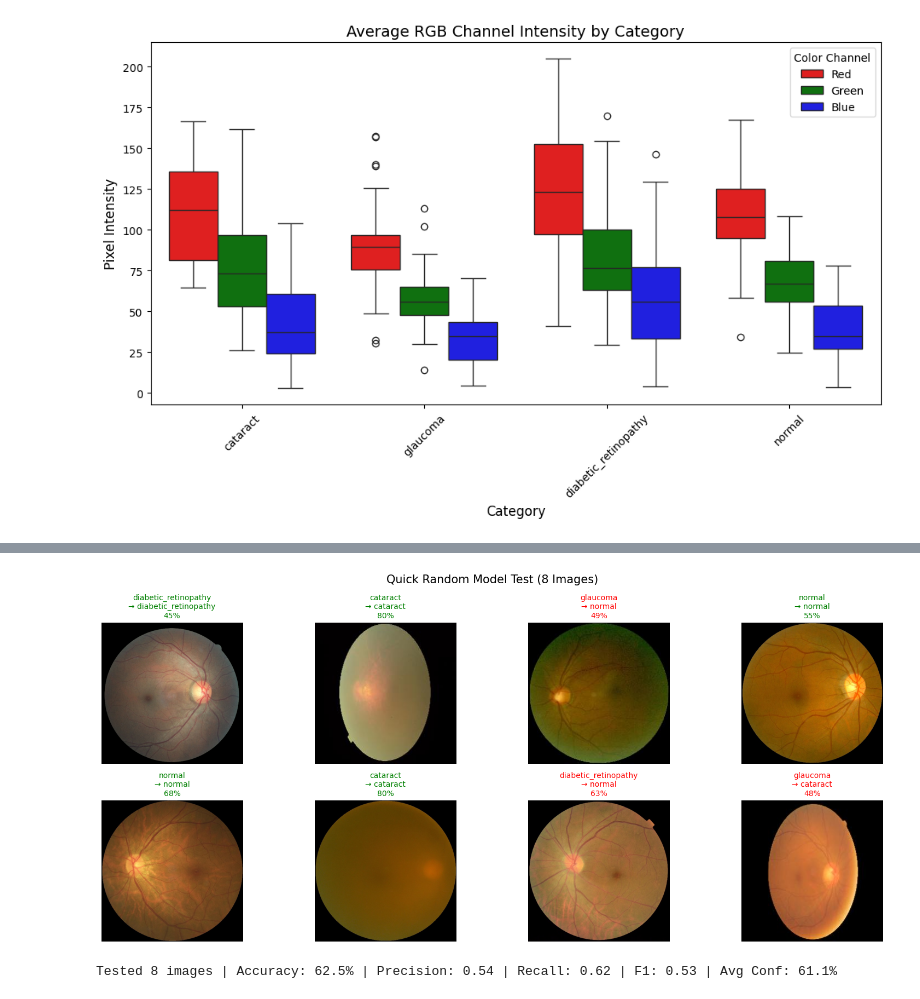
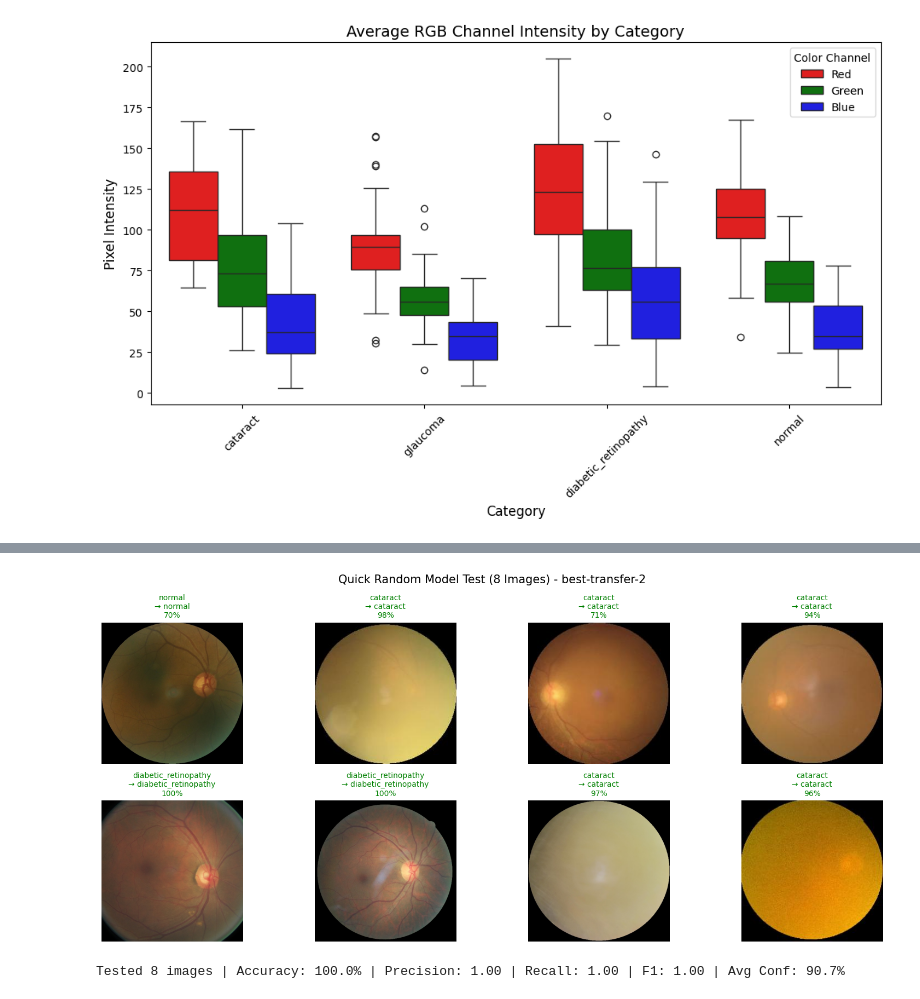
Before and after one commit to IsaacJM03/Recess-Project-Year-2, a Jupyter notebook: eye_disease.ipynb, the cells around one changed output, grey strips where cells are left out. Saved outputs shown, nothing was run; the diff lists cells and outputs as text; code cells hidden in the pictures.

```diff
--- a/eye_disease.ipynb
+++ b/eye_disease.ipynb
@@ -554,6 +644,8 @@ history_finetune = model.fit(
 # %%
-# Fast Random Model Testing (8 Images, Concise Output)
+# Fast Random Model Testing (8 Images, Concise Output) using latest saved model (best-transfer-2.h5)
+import glob
 from tensorflow.keras.preprocessing import image
+from tensorflow.keras.models import load_model
 from sklearn.metrics import precision_score, recall_score, f1_score
 import random
 import os
@@ -568,17 +660,23 @@ except NameError:
     dataset_path = "dataset"
     categories = [f for f in os.listdir(dataset_path) if os.path.isdir(os.path.join(dataset_path, f))]
 
+# Load the latest model
+latest_model = load_model('best-transfer-2.h5')
+
 # Get class labels and prepare for testing
 class_labels = list(train_generator.class_indices.keys())
 
 def predict_image(img_path):
-    img = image.load_img(img_path, target_size=(IMG_SIZE, IMG_SIZE))  # Match training size
-    img_array = image.img_to_array(img) / 255.0
-    img_array = np.expand_dims(img_array, axis=0)
-    predictions = model.predict(img_array, verbose=0)
-    predicted_class = class_labels[np.argmax(predictions)]
-    confidence = np.max(predictions) * 100
-    return predicted_class, confidence
+    try:
+        img = image.load_img(img_path, target_size=IMG_SIZE)  # Match training size
+        img_array = image.img_to_array(img) / 255.0
+        img_array = np.expand_dims(img_array, axis=0)
+        predictions = latest_model.predict(img_array, verbose=0)
+        predicted_class = class_labels[np.argmax(predictions)]
+        confidence = np.max(predictions) * 100
+        return predicted_class, confidence
+    except Exception as e:
+        return None, None
 
 # Collect all image paths and shuffle them
 all_images = []
@@ -602,19 +700,25 @@ for i, (img_path, true_category) in enumerate(selected_images):
     try:
         predicted, confidence = predict_image(img_path)
         img = cv2.imread(img_path)
-        img_rgb = cv2.cvtColor(img, cv2.COLOR_BGR2RGB) if img is not None else np.zeros((128,128,3), dtype=np.uint8)
+        if img is not None:
+            img_rgb = cv2.cvtColor(img, cv2.COLOR_BGR2RGB)
+        else:
+            img_rgb = np.zeros((IMG_SIZE[0], IMG_SIZE[1], 3), dtype=np.uint8)
         axes[i].imshow(img_rgb)
-        color = 'green' if predicted.lower() == true_category.lower() else 'red'
-        axes[i].set_title(f"{true_category}\n→ {predicted}\n{confidence:.0f}%", color=color, fontsize=10)
+        if predicted is not None:
+            color = 'green' if predicted.lower() == true_category.lower() else 'red'
+            axes[i].set_title(f"{true_category}\n→ {predicted}\n{confidence:.0f}%", color=color, fontsize=10)
+            true_labels.append(true_category)
+            predicted_labels.append(predicted)
+            confidences.append(confidence)
+        else:
+            axes[i].set_title(f"{true_category}\n→ Error", color='red', fontsize=10)
         axes[i].axis('off')
-        true_labels.append(true_category)
-        predicted_labels.append(predicted)
-        confidences.append(confidence)
     except Exception:
         axes[i].text(0.5, 0.5, 'Error', ha='center', va='center', transform=axes[i].transAxes)
         axes[i].axis('off')
 
-plt.suptitle('Quick Random Model Test (8 Images)', fontsize=15)
+plt.suptitle('Quick Random Model Test (8 Images) - best-transfer-2', fontsize=15)
 plt.tight_layout()
 plt.show()
 
@@ -634,2 +739,2 @@ else:
-[figure, old version]
+[figure, new version]
-Tested 8 images | Accuracy: 62.5% | Precision: 0.54 | Recall: 0.62 | F1: 0.53 | Avg Conf: 61.1%
+Tested 8 images | Accuracy: 100.0% | Precision: 1.00 | Recall: 1.00 | F1: 1.00 | Avg Conf: 90.7%
```
Also changed, not shown: parts of 8 cells of this notebook.
